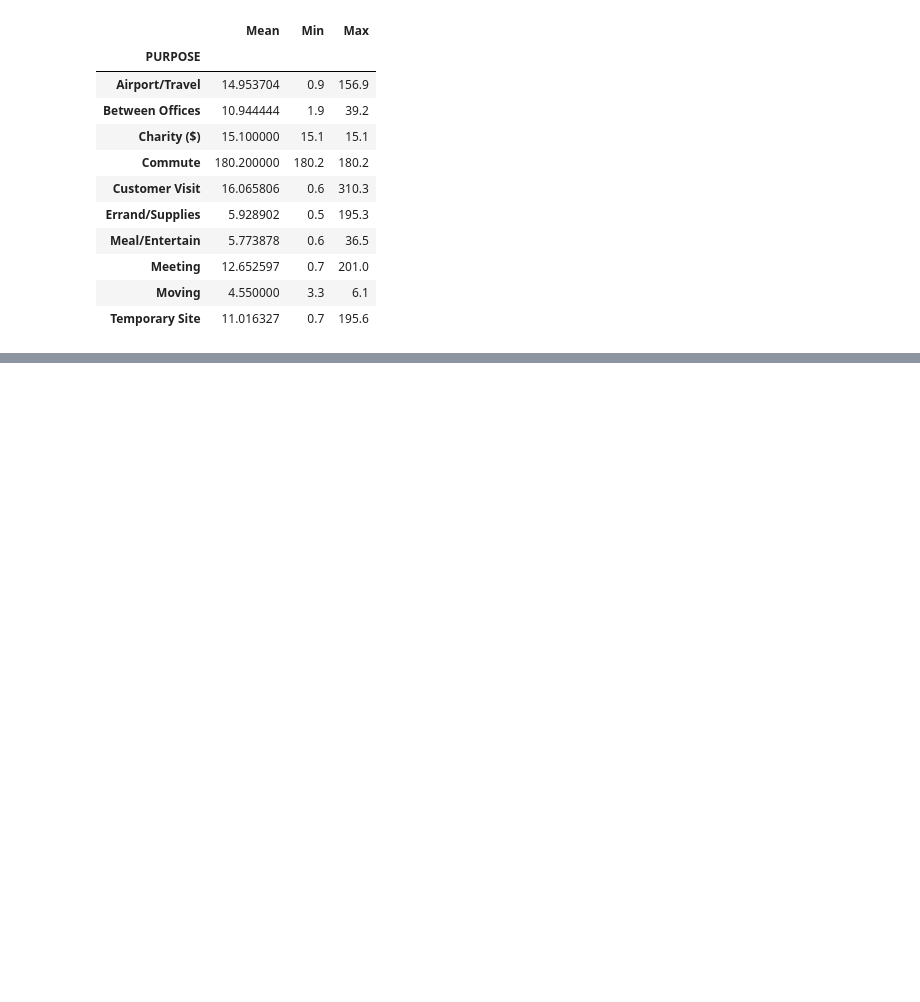
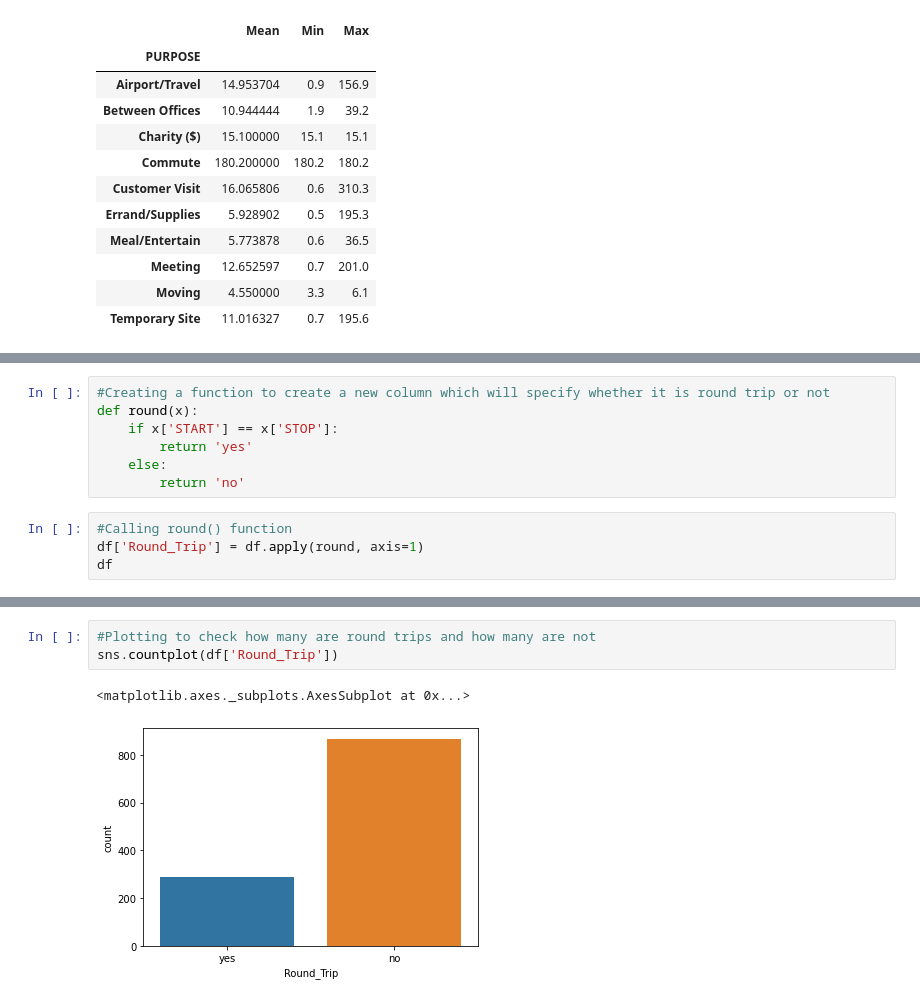
Before and after one commit to makarandsk/Uber_Analysis, a Jupyter notebook: Uber Analysis.ipynb, the cells around one changed output, grey strips where cells are left out. Saved outputs shown, nothing was run; the diff lists cells and outputs as text; blank space fills up the shorter version.

```diff
--- a/Uber Analysis.ipynb
+++ b/Uber Analysis.ipynb
@@ -365,0 +398,11 @@ pd.DataFrame({'Mean':df.groupby(['PURPOSE'])['MILES'].mean(), 'Min':df.groupby([
+# %%
+#Creating a function to create a new column which will specify whether it is round trip or not
+def round(x):
+    if x['START'] == x['STOP']:
+        return 'yes'
+    else:
+        return 'no'
+# %%
+#Calling round() function
+df['Round_Trip'] = df.apply(round, axis=1)
+df
@@ -365,0 +423,6 @@ pd.DataFrame({'Mean':df.groupby(['PURPOSE'])['MILES'].mean(), 'Min':df.groupby([
+# %%
+#Plotting to check how many are round trips and how many are not
+sns.countplot(df['Round_Trip'])
+# %% [output]
+<matplotlib.axes._subplots.AxesSubplot at 0x...>
+[figure, added]
```
Also changed, not shown: parts of 14 cells of this notebook.
